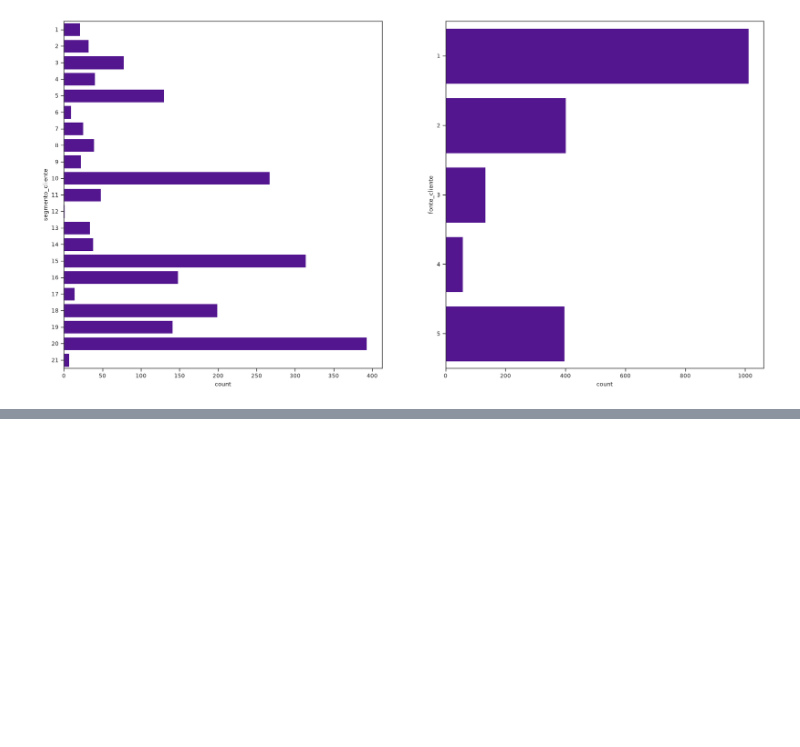
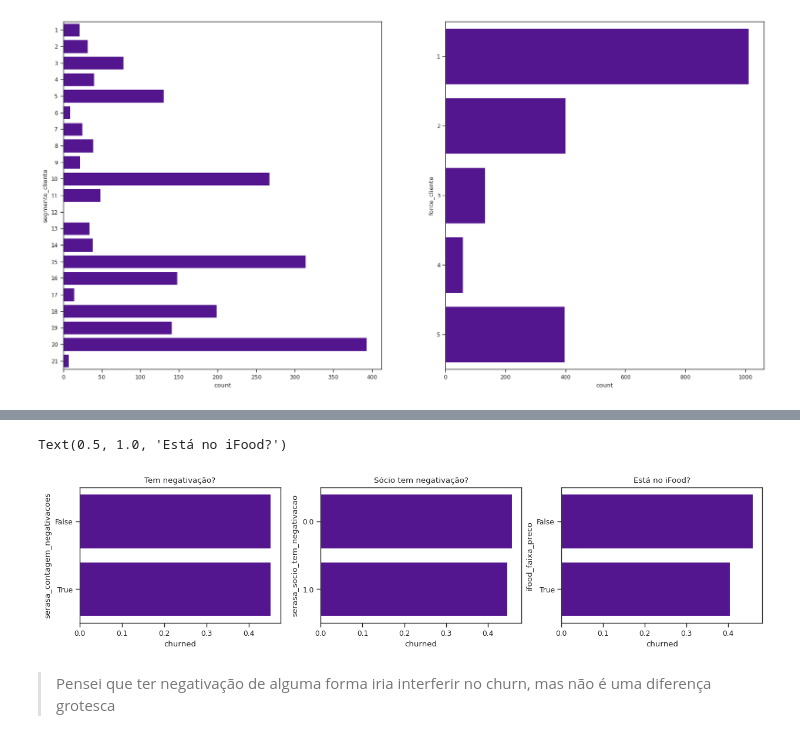
Before and after one commit to lgns-cin/CIN0144, a Jupyter notebook: EDA/com_pedidos.ipynb, the cells around one changed output, grey strips where cells are left out. Drawn from its saved outputs; the diff is of its cells as text; code cells hidden in the pictures; blank space fills up the shorter version.

```diff
--- a/EDA/com_pedidos.ipynb
+++ b/EDA/com_pedidos.ipynb
@@ -334,0 +437,15 @@ seaborn.countplot(data=leads.ifood_faixa_preco.dropna().sort_values().map(lambda
+# %%
+ax1, ax2, ax3 = plot.figure(figsize=(15, 3)).subplots(1, 3)
+
+seaborn.barplot(x=leads.churned, y=leads.serasa_contagem_negativacoes > 0, orient='h',errorbar=None, ax=ax1)
+seaborn.barplot(x=leads.churned, y=leads.serasa_socio_tem_negativacao, orient='h',errorbar=None, ax=ax2)
+seaborn.barplot(x=leads.churned, y=leads.ifood_faixa_preco.notna(),orient='h',errorbar=None, ax=ax3)
+
+ax1.set_title('Tem negativação?')
+ax2.set_title('Sócio tem negativação?')
+ax3.set_title('Está no iFood?')
+# %% [output]
+Text(0.5, 1.0, 'Está no iFood?')
+[figure, added]
+# %% [markdown]
+> Pensei que ter negativação de alguma forma iria interferir no churn, mas não é uma diferença grotesca
```
Also changed, not shown: parts of 21 cells of this notebook.
